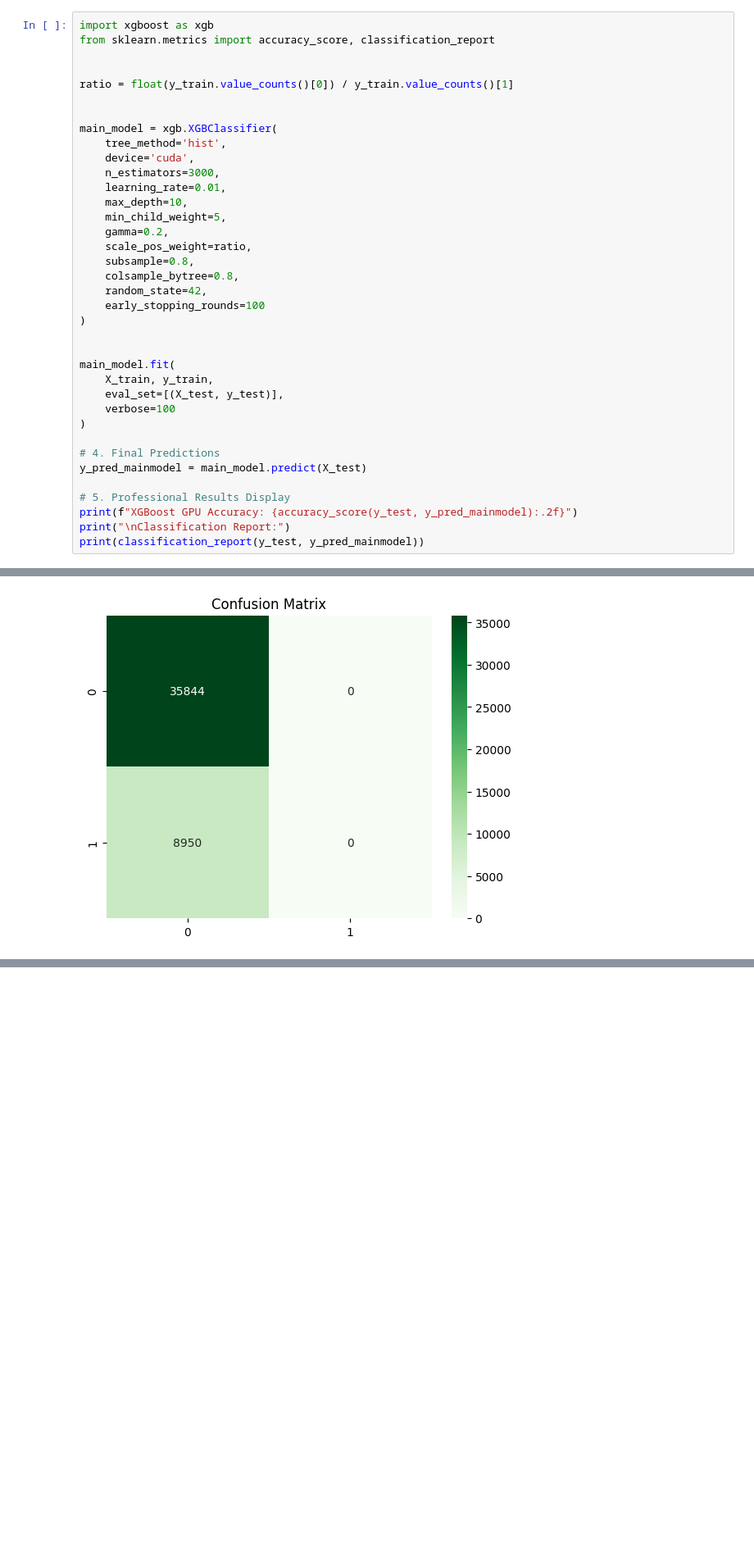
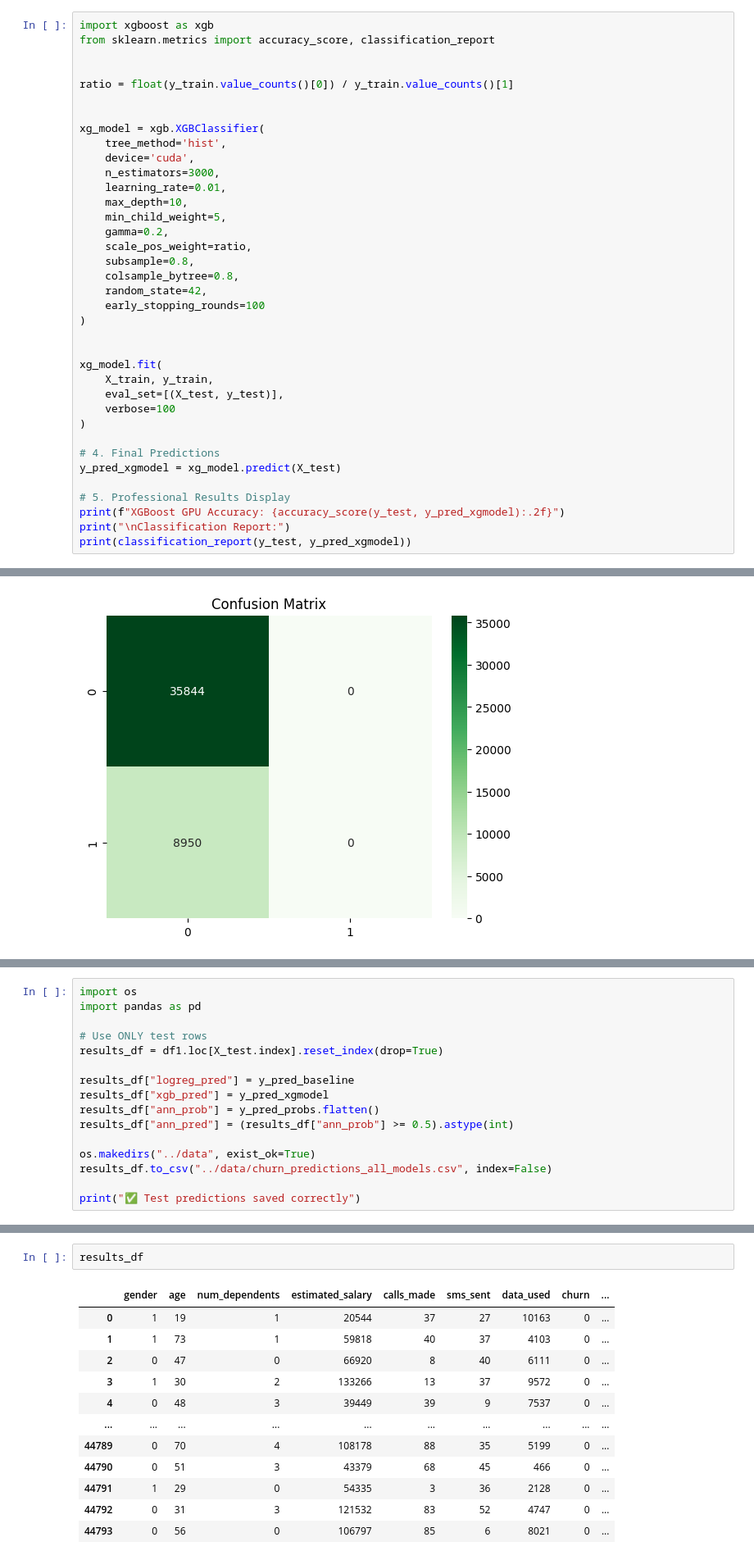
Before and after one commit to Gyawalisahaj/telco-churn-prediction, a Jupyter notebook: notebook/modeltraining.ipynb, the cells around one changed output, grey strips where cells are left out. Shown at 82% size. Cells and saved outputs as stored; diff of their text form; blank space fills up the shorter version.

Commit message:
Refactor : add predictive function and save model result as csv

```diff
--- a/notebook/modeltraining.ipynb
+++ b/notebook/modeltraining.ipynb
@@ -147,7 +156,7 @@ from sklearn.metrics import accuracy_score, classification_report
 ratio = float(y_train.value_counts()[0]) / y_train.value_counts()[1]
 
 
-main_model = xgb.XGBClassifier(
+xg_model = xgb.XGBClassifier(
     tree_method='hist',
     device='cuda',
     n_estimators=3000,
@@ -163,19 +172,19 @@ main_model = xgb.XGBClassifier(
 )
 
 
-main_model.fit(
+xg_model.fit(
     X_train, y_train,
     eval_set=[(X_test, y_test)],
     verbose=100
 )
 
 # 4. Final Predictions
-y_pred_mainmodel = main_model.predict(X_test)
+y_pred_xgmodel = xg_model.predict(X_test)
 
 # 5. Professional Results Display
-print(f"XGBoost GPU Accuracy: {accuracy_score(y_test, y_pred_mainmodel):.2f}")
+print(f"XGBoost GPU Accuracy: {accuracy_score(y_test, y_pred_xgmodel):.2f}")
 print("\nClassification Report:")
-print(classification_report(y_test, y_pred_mainmodel))
+print(classification_report(y_test, y_pred_xgmodel))
 # %% [output]
 [0]     validation_0-logloss:0.69308
 [100]   validation_0-logloss:0.68654
@@ -429,0 +420,16 @@ All files saved successfully in ../model/
+# %%
+import os
+import pandas as pd
+
+# Use ONLY test rows
+results_df = df1.loc[X_test.index].reset_index(drop=True)
+
+results_df["logreg_pred"] = y_pred_baseline
+results_df["xgb_pred"] = y_pred_xgmodel
+results_df["ann_prob"] = y_pred_probs.flatten()
+results_df["ann_pred"] = (results_df["ann_prob"] >= 0.5).astype(int)
+
+os.makedirs("../data", exist_ok=True)
+results_df.to_csv("../data/churn_predictions_all_models.csv", index=False)
+
+print("✅ Test predictions saved correctly")
@@ -429,0 +448,15 @@ All files saved successfully in ../model/
+# %%
+results_df
+# %% [output]
+|  | gender | age | num_dependents | estimated_salary | calls_made | sms_sent | data_used | churn | ... |
+| 0 | 1 | 19 | 1 | 20544 | 37 | 27 | 10163 | 0 | ... |
+| 1 | 1 | 73 | 1 | 59818 | 40 | 37 | 4103 | 0 | ... |
+| 2 | 0 | 47 | 0 | 66920 | 8 | 40 | 6111 | 0 | ... |
+| 3 | 1 | 30 | 2 | 133266 | 13 | 37 | 9572 | 0 | ... |
+| 4 | 0 | 48 | 3 | 39449 | 39 | 9 | 7537 | 0 | ... |
+| ... | ... | ... | ... | ... | ... | ... | ... | ... | ... |
+| 44789 | 0 | 70 | 4 | 108178 | 88 | 35 | 5199 | 0 | ... |
+| 44790 | 0 | 51 | 3 | 43379 | 68 | 45 | 466 | 0 | ... |
+| 44791 | 1 | 29 | 0 | 54335 | 3 | 36 | 2128 | 0 | ... |
+| 44792 | 0 | 31 | 3 | 121532 | 83 | 52 | 4747 | 0 | ... |
+| 44793 | 0 | 56 | 0 | 106797 | 85 | 6 | 8021 | 0 | ... |
```
Also changed, not shown: parts of 17 cells of this notebook.
